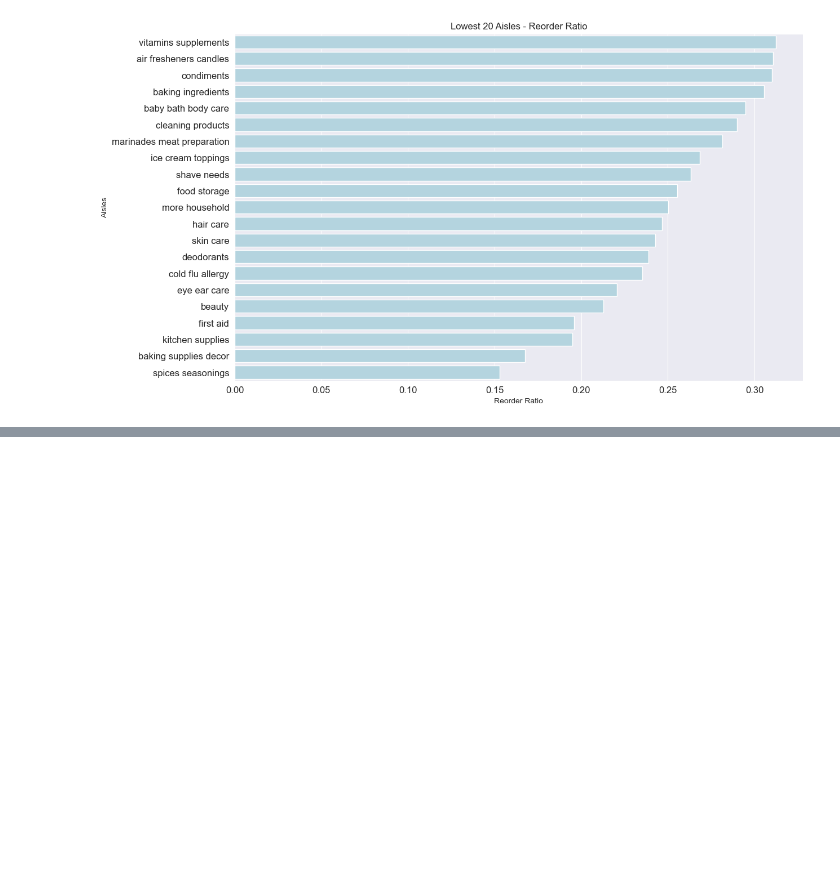
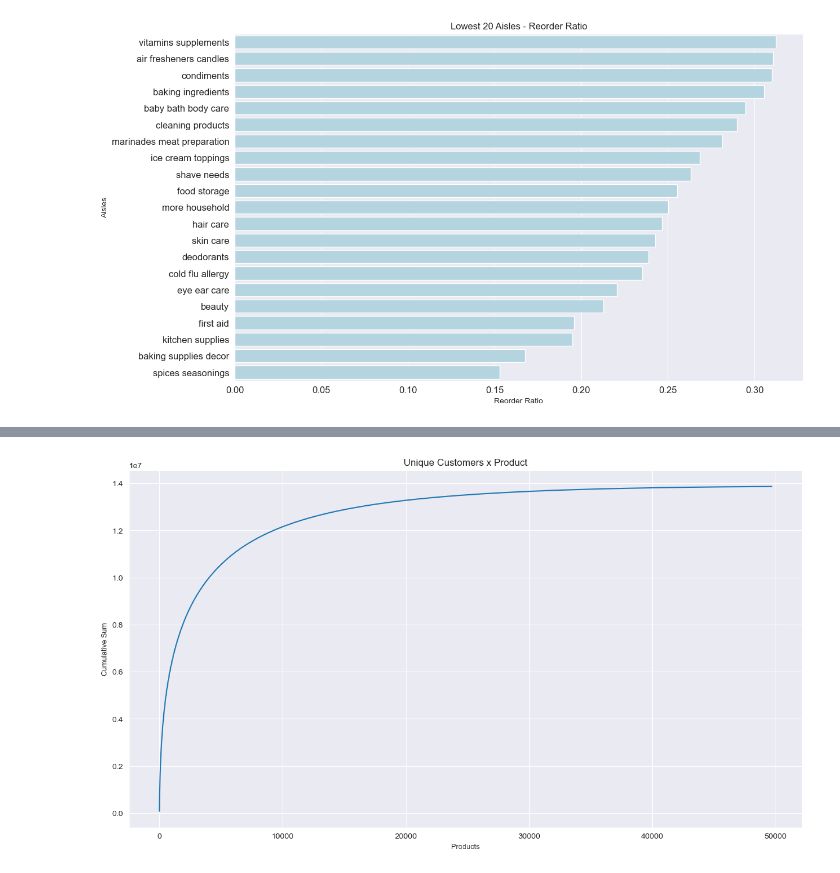
Before and after one commit to japoeder/Basket-Analysis, a Jupyter notebook: 1) EDA.ipynb, the cells around one changed output, grey strips where cells are left out. Saved outputs shown, nothing was run; the diff lists cells and outputs as text; code cells hidden in the pictures; blank space fills up the shorter version.

```diff
--- a/1) EDA.ipynb
+++ b/1) EDA.ipynb
@@ -247,0 +297,3 @@ plt.show()
+# %%
+temp_df["reorder_ratio"] = temp_df.reorders/temp_df.orders
+print(temp_df.sort_values("reorder_ratio", ascending=False).head(10))
@@ -247,0 +320,3 @@ plt.show()
+# %%
+unique_prod_cust = order_products.groupby('product_name')['user_id'].nunique().reset_index().rename(columns={'user_id':'total_customers'})
+print(unique_prod_cust.sort_values('total_customers', ascending = False).head(10))
@@ -247,0 +335,3 @@ plt.show()
+# %%
+unique_prod_cust = unique_prod_cust.merge(temp_df, on='product_name', how='left')
+print(unique_prod_cust.sort_values("reorder_ratio", ascending=False).head(20))
@@ -247,0 +358,5 @@ plt.show()
+# %%
+temp_df = unique_prod_cust.sort_values("total_customers", ascending=False)
+temp_df['cum_users'] = temp_df['total_customers'].cumsum()
+temp_df = temp_df.reset_index(drop=True)
+print(temp_df.head())
@@ -247,0 +377,9 @@ plt.show()
+# %%
+fig, ax = plt.subplots(figsize=(15,8))
+ax = sns.lineplot(x = temp_df.index, y=temp_df.cum_users)
+ax.set_xlabel("Products", size = 9)
+ax.set_ylabel("Cumulative Sum", size = 9)
+ax.set_title("Unique Customers x Product", size = 12)
+plt.show()
+# %% [output]
+[figure, added]
```
Also changed, not shown: parts of 16 cells of this notebook.
